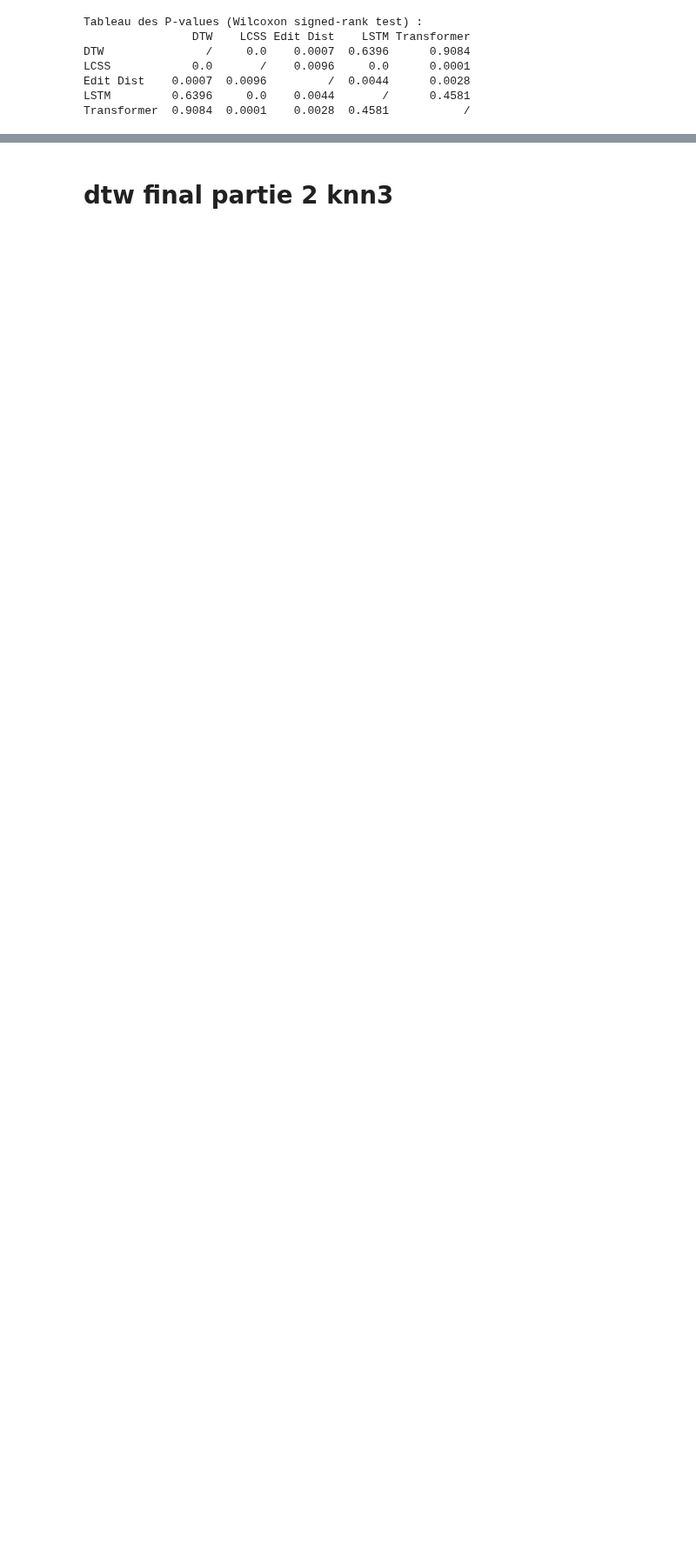
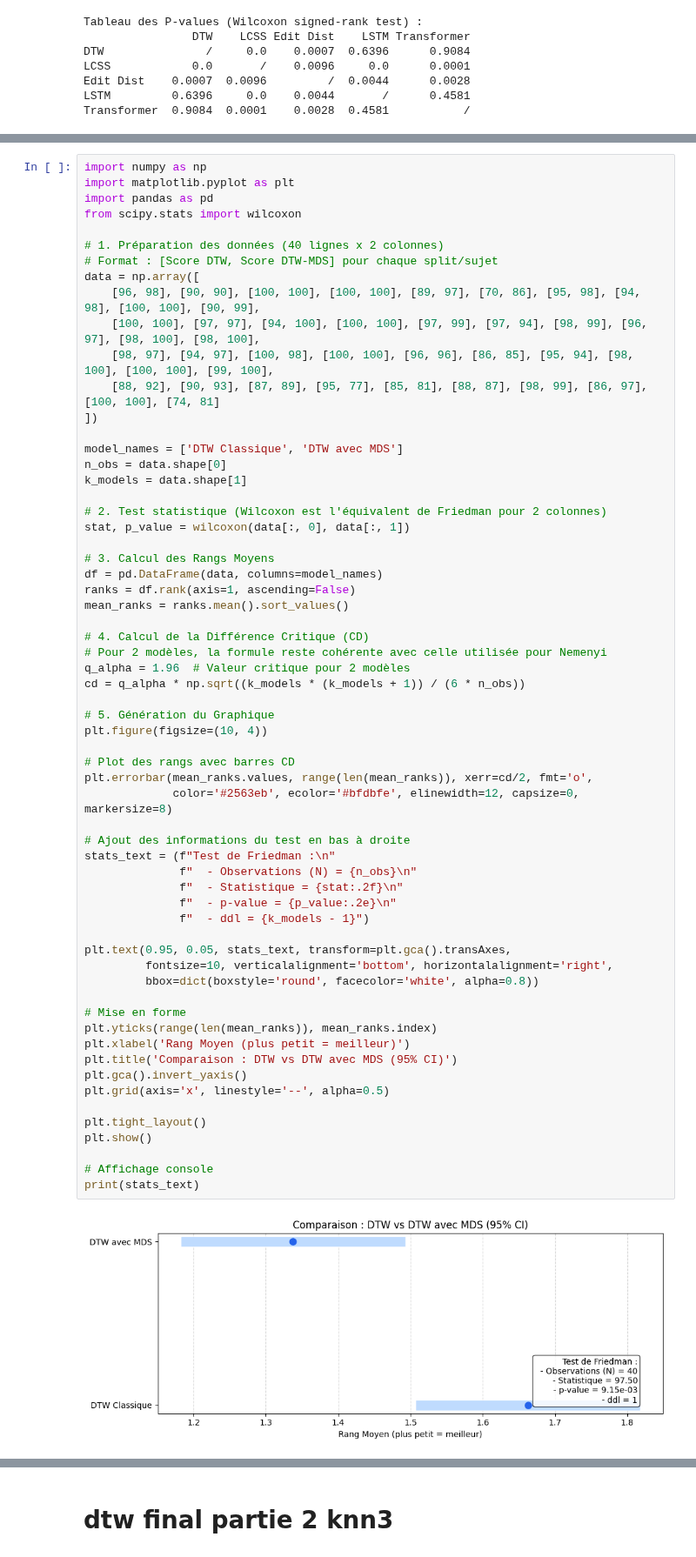
Before and after one commit to iliassadiki54/memoiremachine-learning, a Jupyter notebook: final_4_2_3_2_2_2_2_(1)_(1).ipynb, the cells around one changed output, grey strips where cells are left out. Shown at 87% size. Drawn from its saved outputs; the diff is of its cells as text; blank space fills up the shorter version.

```diff
--- a/final_4_2_3_2_2_2_2_(1)_(1).ipynb
+++ b/final_4_2_3_2_2_2_2_(1)_(1).ipynb
@@ -13263,0 +13266,64 @@ Transformer  0.9084  0.0001    0.0028  0.4581           /
+# %%
+import numpy as np
+import matplotlib.pyplot as plt
+import pandas as pd
+from scipy.stats import wilcoxon
+
+# 1. Préparation des données (40 lignes x 2 colonnes)
+# Format : [Score DTW, Score DTW-MDS] pour chaque split/sujet
+data = np.array([
+    [96, 98], [90, 90], [100, 100], [100, 100], [89, 97], [70, 86], [95, 98], [94, 98], [100, 100], [90, 99],
+    [100, 100], [97, 97], [94, 100], [100, 100], [97, 99], [97, 94], [98, 99], [96, 97], [98, 100], [98, 100],
+    [98, 97], [94, 97], [100, 98], [100, 100], [96, 96], [86, 85], [95, 94], [98, 100], [100, 100], [99, 100],
+    [88, 92], [90, 93], [87, 89], [95, 77], [85, 81], [88, 87], [98, 99], [86, 97], [100, 100], [74, 81]
+])
+
+model_names = ['DTW Classique', 'DTW avec MDS']
+n_obs = data.shape[0]
+k_models = data.shape[1]
+
+# 2. Test statistique (Wilcoxon est l'équivalent de Friedman pour 2 colonnes)
+stat, p_value = wilcoxon(data[:, 0], data[:, 1])
+
+# 3. Calcul des Rangs Moyens
+df = pd.DataFrame(data, columns=model_names)
+ranks = df.rank(axis=1, ascending=False)
+mean_ranks = ranks.mean().sort_values()
+
+# 4. Calcul de la Différence Critique (CD)
+# Pour 2 modèles, la formule reste cohérente avec celle utilisée pour Nemenyi
+q_alpha = 1.96  # Valeur critique pour 2 modèles
+cd = q_alpha * np.sqrt((k_models * (k_models + 1)) / (6 * n_obs))
+
+# 5. Génération du Graphique
+plt.figure(figsize=(10, 4))
+
+# Plot des rangs avec barres CD
+plt.errorbar(mean_ranks.values, range(len(mean_ranks)), xerr=cd/2, fmt='o',
+             color='#2563eb', ecolor='#bfdbfe', elinewidth=12, capsize=0, markersize=8)
+
+# Ajout des informations du test en bas à droite
+stats_text = (f"Test de Friedman :\n"
+              f"  - Observations (N) = {n_obs}\n"
+              f"  - Statistique = {stat:.2f}\n"
+              f"  - p-value = {p_value:.2e}\n"
+              f"  - ddl = {k_models - 1}")
+
+plt.text(0.95, 0.05, stats_text, transform=plt.gca().transAxes,
+         fontsize=10, verticalalignment='bottom', horizontalalignment='right',
+         bbox=dict(boxstyle='round', facecolor='white', alpha=0.8))
+
+# Mise en forme
+plt.yticks(range(len(mean_ranks)), mean_ranks.index)
+plt.xlabel('Rang Moyen (plus petit = meilleur)')
+plt.title('Comparaison : DTW vs DTW avec MDS (95% CI)')
+plt.gca().invert_yaxis()
+plt.grid(axis='x', linestyle='--', alpha=0.5)
+
+plt.tight_layout()
+plt.show()
+
+# Affichage console
+print(stats_text)
+# %% [output]
+[figure, added]
```
Also changed, not shown: parts of 12 cells of this notebook.
